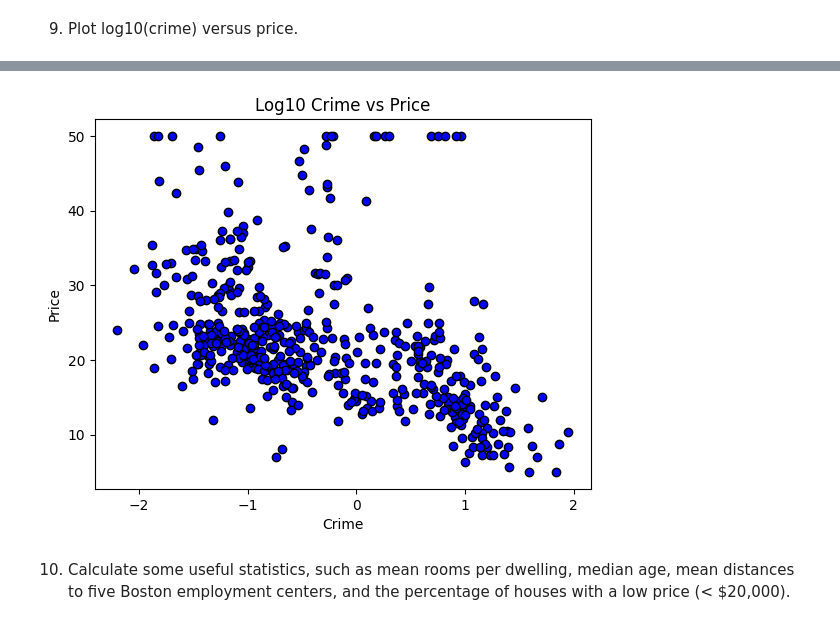
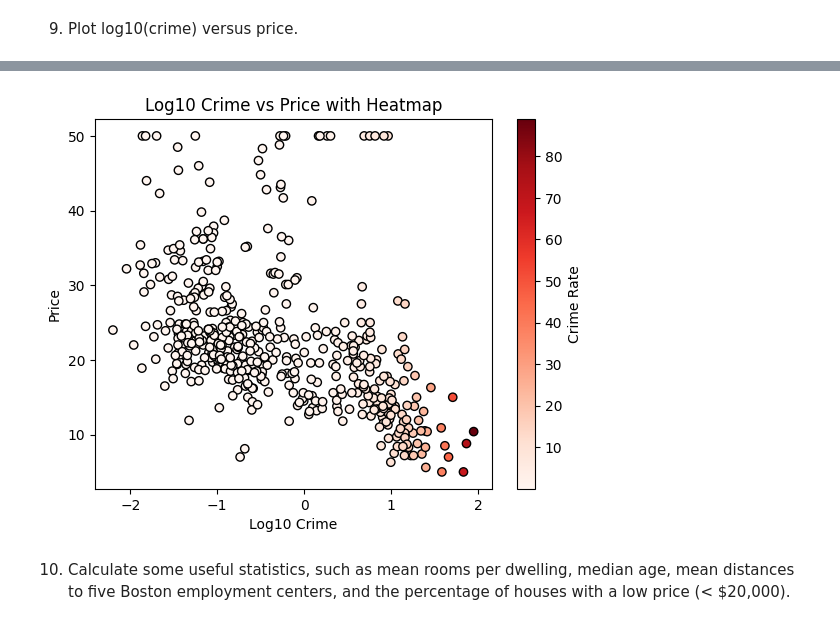
Before and after one commit to jsbwxyz/DSC540, a Jupyter notebook: Weeks3&4-Assignment.ipynb, the cells around one changed output, grey strips where cells are left out. Cells and saved outputs as stored; diff of their text form; code cells hidden in the pictures.

```diff
--- a/Weeks3&4-Assignment.ipynb
+++ b/Weeks3&4-Assignment.ipynb
@@ -17,6 +19,8 @@ local directory.
 # %%
-# Use .read_csv() to read in Boston_housing.csv
-housing_df = pd.read_csv("Boston_housing.csv")
+# use .read_csv() to read in Boston_housing.csv
+housing_df = pd.read_csv(
+    "https://raw.githubusercontent.com/PacktWorkshops/The-Data-Wrangling-Workshop/master/Chapter03/datasets/Boston_housing.csv"
+)
 # housing_df
 # %% [markdown]
 3. Check the first 10 records. Find the total number of records.
@@ -106,25 +156,26 @@ f_housing.plot.scatter('CRIM', 'PRICE', c='blue', edgecolor='k')
 # %%
 # Using scatter() on fhousing
 
 # *** NOTE TO SELF ***
 # REMINDER:
 # Always use f_housing['CRIM'] to access a column.
 # f_housing('CRIM') is wrong — DataFrames are not callable.
 
 plt.scatter(
-    np.log10(f_housing['CRIM']), # log10() used on 'CRIM'
+    np.log10(f_housing['CRIM']),
     f_housing['PRICE'],
-    c='blue',
+    c=f_housing['CRIM'],  # color by crime
+    cmap='Reds',           # heatmap style
     edgecolor='k'
 )
 
-# Create title and axis labels
-plt.xlabel('Crime')
+plt.xlabel('Log10 Crime')
 plt.ylabel('Price')
-plt.title('Log10 Crime vs Price')
+plt.title('Log10 Crime vs Price with Heatmap')
+plt.colorbar(label='Crime Rate')  # shows color scale
 plt.show()
 # %% [output]
-[figure, old version]
+[figure, new version]
 # %% [markdown]
 10. Calculate some useful statistics, such as mean rooms per dwelling, median
 age, mean distances to five Boston employment centers, and the percentage of
```
Also changed, not shown: parts of 75 cells of this notebook, 4 other files.
